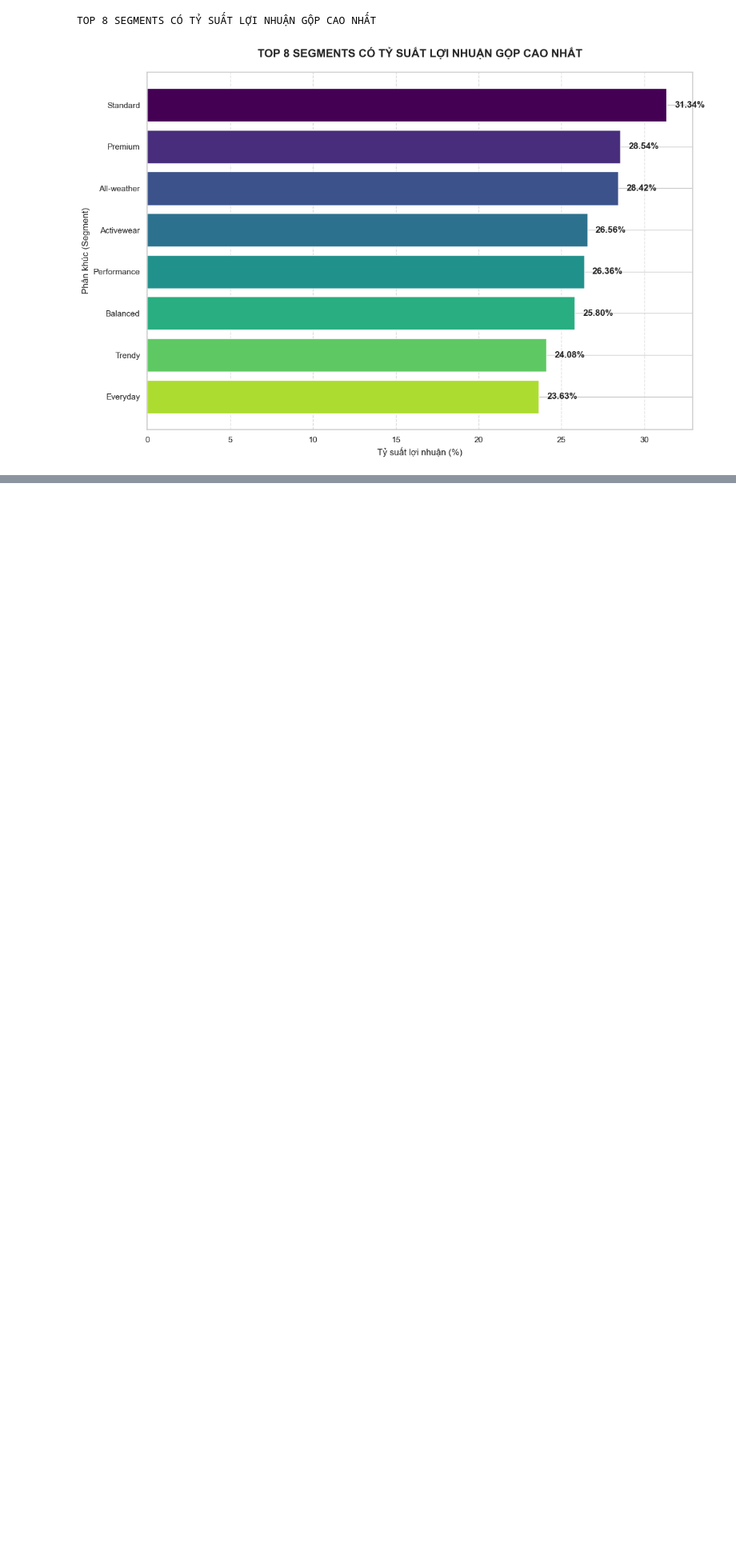
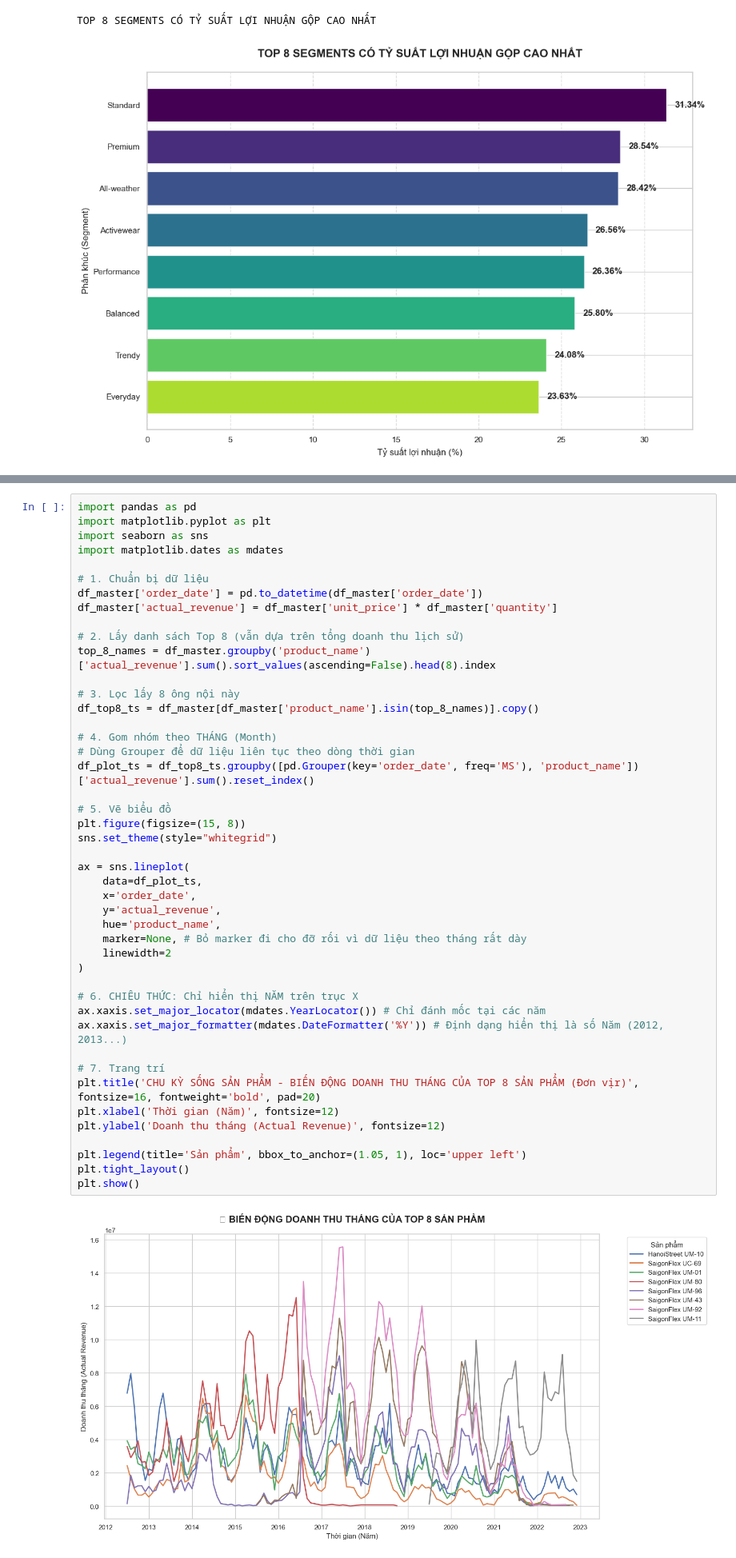
Before and after one commit to lamducanhkhoarubik-spec/Datathon_UITUT, a Jupyter notebook: code/eda/descriptive.ipynb, the cells around one changed output, grey strips where cells are left out. Shown at 80% size. Drawn from its saved outputs; the diff is of its cells as text; blank space fills up the shorter version.

```diff
--- a/code/eda/descriptive.ipynb
+++ b/code/eda/descriptive.ipynb
@@ -296 +266,48 @@ Glyph 128202 (\N{BAR CHART}) missing from font(s) Arial.
+# %%
+import pandas as pd
+import matplotlib.pyplot as plt
+import seaborn as sns
+import matplotlib.dates as mdates
+
+# 1. Chuẩn bị dữ liệu
+df_master['order_date'] = pd.to_datetime(df_master['order_date'])
+df_master['actual_revenue'] = df_master['unit_price'] * df_master['quantity']
+
+# 2. Lấy danh sách Top 8 (vẫn dựa trên tổng doanh thu lịch sử)
+top_8_names = df_master.groupby('product_name')['actual_revenue'].sum().sort_values(ascending=False).head(8).index
+
+# 3. Lọc lấy 8 ông nội này
+df_top8_ts = df_master[df_master['product_name'].isin(top_8_names)].copy()
+
+# 4. Gom nhóm theo THÁNG (Month)
+# Dùng Grouper để dữ liệu liên tục theo dòng thời gian
+df_plot_ts = df_top8_ts.groupby([pd.Grouper(key='order_date', freq='MS'), 'product_name'])['actual_revenue'].sum().reset_index()
+
+# 5. Vẽ biểu đồ
+plt.figure(figsize=(15, 8))
+sns.set_theme(style="whitegrid")
+
+ax = sns.lineplot(
+    data=df_plot_ts,
+    x='order_date',
+    y='actual_revenue',
+    hue='product_name',
+    marker=None, # Bỏ marker đi cho đỡ rối vì dữ liệu theo tháng rất dày
+    linewidth=2
+)
+
+# 6. CHIÊU THỨC: Chỉ hiển thị NĂM trên trục X
+ax.xaxis.set_major_locator(mdates.YearLocator()) # Chỉ đánh mốc tại các năm
+ax.xaxis.set_major_formatter(mdates.DateFormatter('%Y')) # Định dạng hiển thị là số Năm (2012, 2013...)
+
+# 7. Trang trí
+plt.title('CHU KỲ SỐNG SẢN PHẨM - BIẾN ĐỘNG DOANH THU THÁNG CỦA TOP 8 SẢN PHẨM (Đơn vịr)', fontsize=16, fontweight='bold', pad=20)
+plt.xlabel('Thời gian (Năm)', fontsize=12)
+plt.ylabel('Doanh thu tháng (Actual Revenue)', fontsize=12)
+
+plt.legend(title='Sản phẩm', bbox_to_anchor=(1.05, 1), loc='upper left')
+plt.tight_layout()
+plt.show()
+# %% [output]
+[figure, added]
 # %%
```
Also changed, not shown: parts of 10 cells of this notebook.
